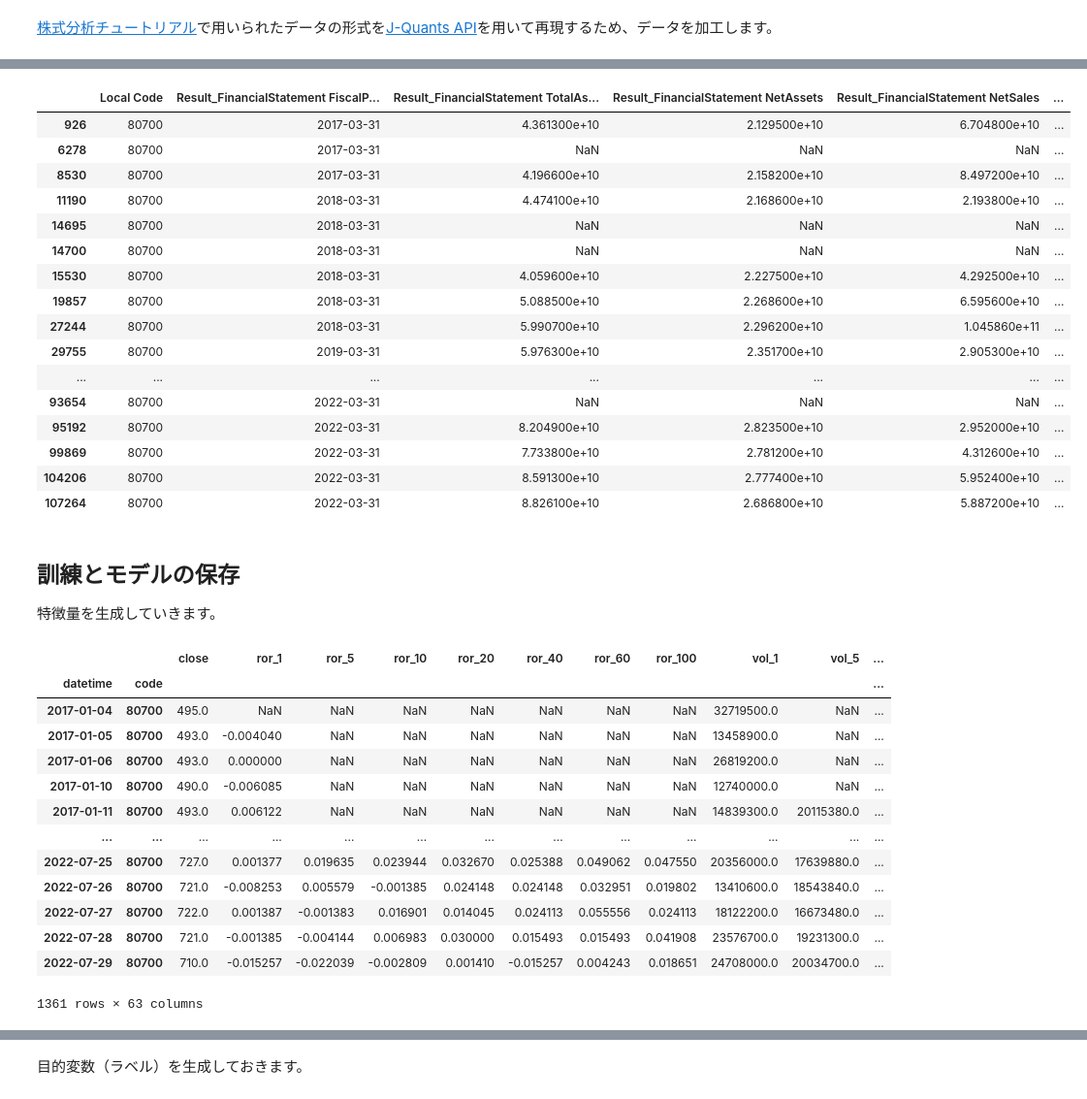
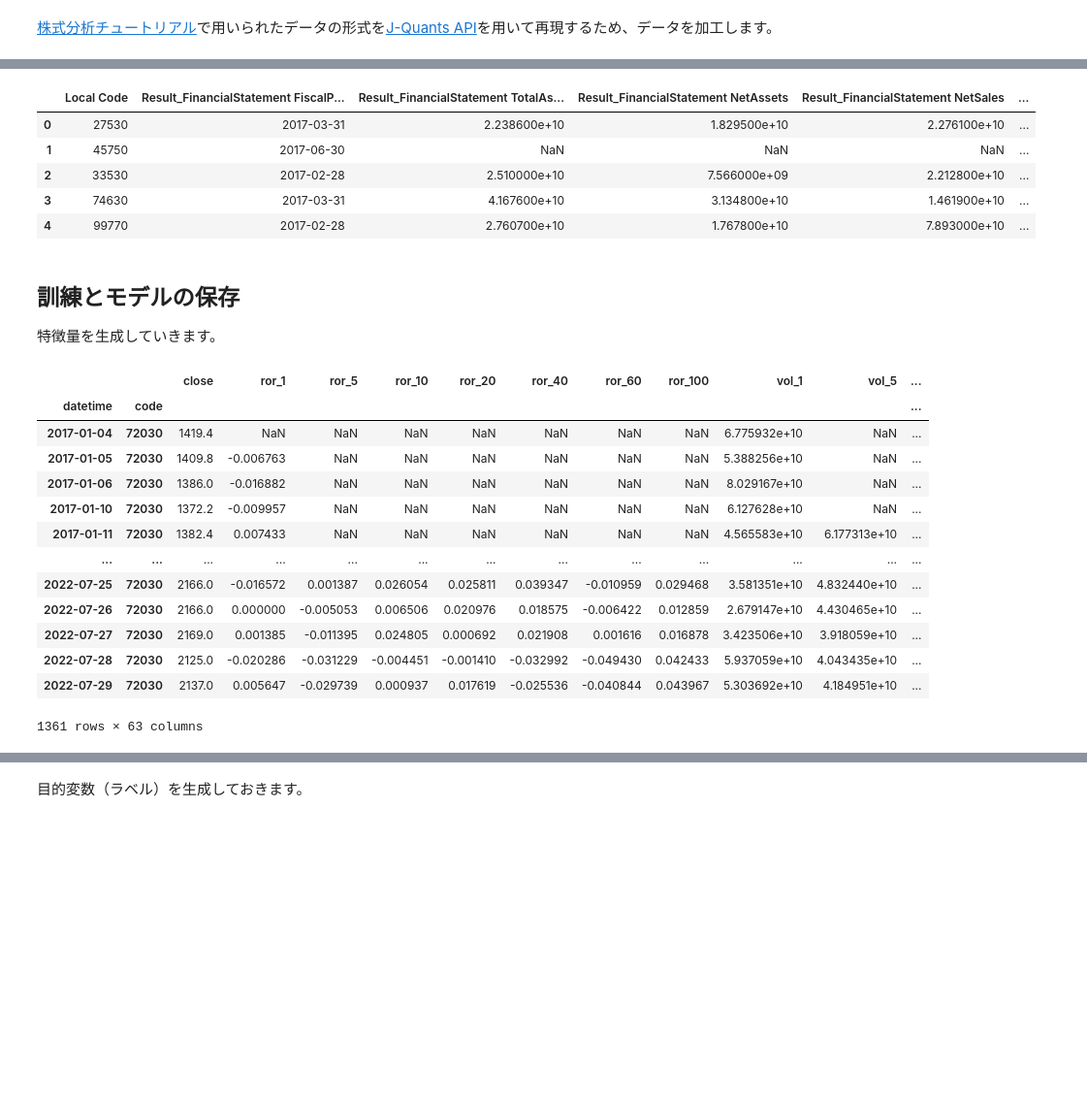
Before and after one commit to dakimura/jquants-sample, a Jupyter notebook: predictor.ipynb, the cells around one changed output, grey strips where cells are left out. Shown: that part at 97% size. Drawn from its saved outputs; the diff is of its cells as text; code cells hidden in the pictures; blank space fills up the shorter version.

```diff
--- a/predictor.ipynb
+++ b/predictor.ipynb
@@ -169,47 +151,36 @@ stock_price
 # %%
 # stock_financial: データの互換性のための各種列名変換など
 stock_fin: pd.DataFrame = pd.DataFrame()
 stock_fin["Local Code"] = stock_fin_load["LocalCode"]
 stock_fin["Result_FinancialStatement FiscalPeriodEnd"] = stock_fin_load["CurrentFiscalYearEndDate"]
 stock_fin["Result_FinancialStatement TotalAssets"] = stock_fin_load["TotalAssets"] # 総資産
 stock_fin["Result_FinancialStatement NetAssets"] = stock_fin_load["Equity"] # 純資産
 stock_fin["Result_FinancialStatement NetSales"] = stock_fin_load["NetSales"] # 純売上高
 stock_fin["Result_FinancialStatement OperatingIncome"] = stock_fin_load["OperatingProfit"]
 stock_fin["Result_FinancialStatement OrdinaryIncome"] = stock_fin_load["OrdinaryProfit"]  # 経常利益
 stock_fin["Result_FinancialStatement NetIncome"] = stock_fin_load["Profit"]  # 当期純利益
 stock_fin["Result_FinancialStatement ReportType"] = stock_fin_load["TypeOfCurrentPeriod"]
 stock_fin["base_date"] = stock_fin_load["DisclosedDate"]
 
 stock_fin["TypeOfDocument"] = stock_fin_load["TypeOfDocument"] # 書類種別
 stock_fin["RetrospectiveRestatement"] = stock_fin_load["RetrospectiveRestatement"] #修正再表示フラグ
 stock_fin["Forecast_FinancialStatement FiscalPeriodEnd"] = stock_fin_load["CurrentFiscalYearEndDate"]
 stock_fin["Forecast_FinancialStatement ReportType"] = stock_fin_load["TypeOfCurrentPeriod"]
 stock_fin["Forecast_FinancialStatement NetSales"] = stock_fin_load["ForecastNetSales"]
 stock_fin["Forecast_FinancialStatement OperatingIncome"] = stock_fin_load["ForecastOperatingProfit"]
 stock_fin["Forecast_FinancialStatement NetIncome"] = stock_fin_load["ForecastProfit"]
 stock_fin["Forecast_FinancialStatement OrdinaryIncome"] = stock_fin_load["ForecastOrdinaryProfit"]
 #stock_fin = stock_fin.set_index("base_date")
 #stock_fin = stock_fin.sort_index()
 
-stock_fin
+stock_fin.head()
 # %% [output]
 |  | Local Code | Result_FinancialStatement FiscalP... | Result_FinancialStatement TotalAs... | Result_FinancialStatement NetAssets | Result_FinancialStatement NetSales | ... |
-| 926 | 80700 | 2017-03-31 | 4.361300e+10 | 2.129500e+10 | 6.704800e+10 | ... |
-| 6278 | 80700 | 2017-03-31 | NaN | NaN | NaN | ... |
-| 8530 | 80700 | 2017-03-31 | 4.196600e+10 | 2.158200e+10 | 8.497200e+10 | ... |
-| 11190 | 80700 | 2018-03-31 | 4.474100e+10 | 2.168600e+10 | 2.193800e+10 | ... |
-| 14695 | 80700 | 2018-03-31 | NaN | NaN | NaN | ... |
-| 14700 | 80700 | 2018-03-31 | NaN | NaN | NaN | ... |
-| 15530 | 80700 | 2018-03-31 | 4.059600e+10 | 2.227500e+10 | 4.292500e+10 | ... |
-| 19857 | 80700 | 2018-03-31 | 5.088500e+10 | 2.268600e+10 | 6.595600e+10 | ... |
-| 27244 | 80700 | 2018-03-31 | 5.990700e+10 | 2.296200e+10 | 1.045860e+11 | ... |
-| 29755 | 80700 | 2019-03-31 | 5.976300e+10 | 2.351700e+10 | 2.905300e+10 | ... |
-| ... | ... | ... | ... | ... | ... | ... |
-| 93654 | 80700 | 2022-03-31 | NaN | NaN | NaN | ... |
-| 95192 | 80700 | 2022-03-31 | 8.204900e+10 | 2.823500e+10 | 2.952000e+10 | ... |
-| 99869 | 80700 | 2022-03-31 | 7.733800e+10 | 2.781200e+10 | 4.312600e+10 | ... |
-| 104206 | 80700 | 2022-03-31 | 8.591300e+10 | 2.777400e+10 | 5.952400e+10 | ... |
-| 107264 | 80700 | 2022-03-31 | 8.826100e+10 | 2.686800e+10 | 5.887200e+10 | ... |
+| 0 | 27530 | 2017-03-31 | 2.238600e+10 | 1.829500e+10 | 2.276100e+10 | ... |
+| 1 | 45750 | 2017-06-30 | NaN | NaN | NaN | ... |
+| 2 | 33530 | 2017-02-28 | 2.510000e+10 | 7.566000e+09 | 2.212800e+10 | ... |
+| 3 | 74630 | 2017-03-31 | 4.167600e+10 | 3.134800e+10 | 1.461900e+10 | ... |
+| 4 | 99770 | 2017-02-28 | 2.760700e+10 | 1.767800e+10 | 7.893000e+10 | ... |
 # %% [markdown]
 ## 訓練とモデルの保存
 
@@ -344,21 +315,22 @@ def get_technical(stock_price:pd.DataFrame, code:int)->pd.DataFrame:
     technical_df = technical_df.set_index(["datetime", "code"])
     return technical_df
 
-get_technical(stock_price, 80700)
+# example
+get_technical(stock_price, example_codes[0])
 # %% [output]
 |  |  | close | ror_1 | ror_5 | ror_10 | ror_20 | ror_40 | ror_60 | ror_100 | vol_1 | vol_5 | ... |
 | datetime | code |  |  |  |  |  |  |  |  |  |  | ... |
-| 2017-01-04 | 80700 | 495.0 | NaN | NaN | NaN | NaN | NaN | NaN | NaN | 32719500.0 | NaN | ... |
-| 2017-01-05 | 80700 | 493.0 | -0.004040 | NaN | NaN | NaN | NaN | NaN | NaN | 13458900.0 | NaN | ... |
-| 2017-01-06 | 80700 | 493.0 | 0.000000 | NaN | NaN | NaN | NaN | NaN | NaN | 26819200.0 | NaN | ... |
-| 2017-01-10 | 80700 | 490.0 | -0.006085 | NaN | NaN | NaN | NaN | NaN | NaN | 12740000.0 | NaN | ... |
-| 2017-01-11 | 80700 | 493.0 | 0.006122 | NaN | NaN | NaN | NaN | NaN | NaN | 14839300.0 | 20115380.0 | ... |
+| 2017-01-04 | 72030 | 1419.4 | NaN | NaN | NaN | NaN | NaN | NaN | NaN | 6.775932e+10 | NaN | ... |
+| 2017-01-05 | 72030 | 1409.8 | -0.006763 | NaN | NaN | NaN | NaN | NaN | NaN | 5.388256e+10 | NaN | ... |
+| 2017-01-06 | 72030 | 1386.0 | -0.016882 | NaN | NaN | NaN | NaN | NaN | NaN | 8.029167e+10 | NaN | ... |
+| 2017-01-10 | 72030 | 1372.2 | -0.009957 | NaN | NaN | NaN | NaN | NaN | NaN | 6.127628e+10 | NaN | ... |
+| 2017-01-11 | 72030 | 1382.4 | 0.007433 | NaN | NaN | NaN | NaN | NaN | NaN | 4.565583e+10 | 6.177313e+10 | ... |
 | ... | ... | ... | ... | ... | ... | ... | ... | ... | ... | ... | ... | ... |
-| 2022-07-25 | 80700 | 727.0 | 0.001377 | 0.019635 | 0.023944 | 0.032670 | 0.025388 | 0.049062 | 0.047550 | 20356000.0 | 17639880.0 | ... |
-| 2022-07-26 | 80700 | 721.0 | -0.008253 | 0.005579 | -0.001385 | 0.024148 | 0.024148 | 0.032951 | 0.019802 | 13410600.0 | 18543840.0 | ... |
-| 2022-07-27 | 80700 | 722.0 | 0.001387 | -0.001383 | 0.016901 | 0.014045 | 0.024113 | 0.055556 | 0.024113 | 18122200.0 | 16673480.0 | ... |
-| 2022-07-28 | 80700 | 721.0 | -0.001385 | -0.004144 | 0.006983 | 0.030000 | 0.015493 | 0.015493 | 0.041908 | 23576700.0 | 19231300.0 | ... |
-| 2022-07-29 | 80700 | 710.0 | -0.015257 | -0.022039 | -0.002809 | 0.001410 | -0.015257 | 0.004243 | 0.018651 | 24708000.0 | 20034700.0 | ... |
+| 2022-07-25 | 72030 | 2166.0 | -0.016572 | 0.001387 | 0.026054 | 0.025811 | 0.039347 | -0.010959 | 0.029468 | 3.581351e+10 | 4.832440e+10 | ... |
+| 2022-07-26 | 72030 | 2166.0 | 0.000000 | -0.005053 | 0.006506 | 0.020976 | 0.018575 | -0.006422 | 0.012859 | 2.679147e+10 | 4.430465e+10 | ... |
+| 2022-07-27 | 72030 | 2169.0 | 0.001385 | -0.011395 | 0.024805 | 0.000692 | 0.021908 | 0.001616 | 0.016878 | 3.423506e+10 | 3.918059e+10 | ... |
+| 2022-07-28 | 72030 | 2125.0 | -0.020286 | -0.031229 | -0.004451 | -0.001410 | -0.032992 | -0.049430 | 0.042433 | 5.937059e+10 | 4.043435e+10 | ... |
+| 2022-07-29 | 72030 | 2137.0 | 0.005647 | -0.029739 | 0.000937 | 0.017619 | -0.025536 | -0.040844 | 0.043967 | 5.303692e+10 | 4.184951e+10 | ... |
 1361 rows × 63 columns
 # %%
 # stock_finを使った指標
```
Also changed, not shown: parts of 14 cells of this notebook.
